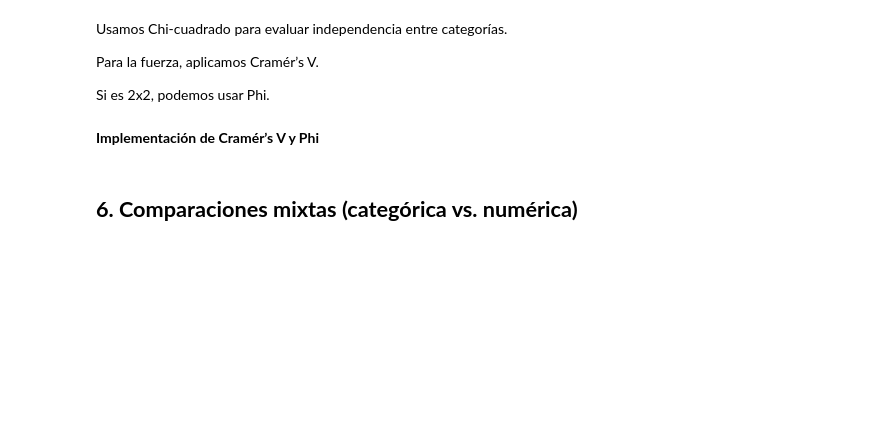
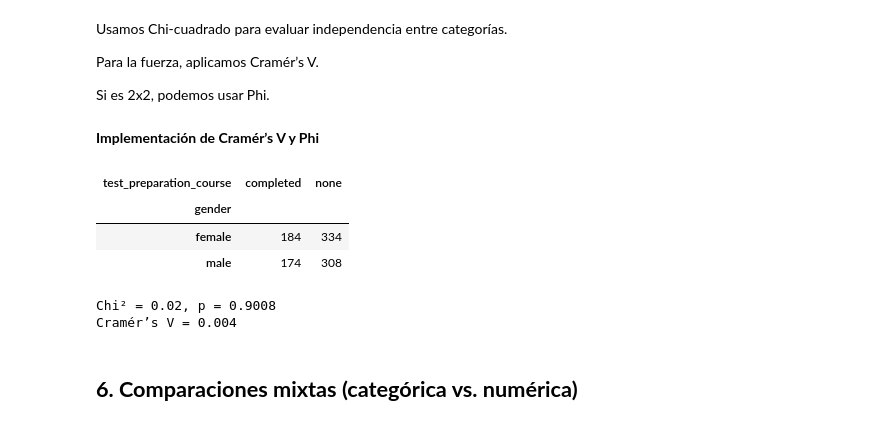
Before and after one commit to soyHouston256/CodeJam, a Jupyter notebook: modulo4_analisis_exploratorio/Correlations_and_associations.ipynb, the cells around one changed output. Saved outputs shown, nothing was run; the diff lists cells and outputs as text; code cells hidden in the pictures; blank space fills up the shorter version.

```diff
--- a/modulo4_analisis_exploratorio/Correlations_and_associations.ipynb
+++ b/modulo4_analisis_exploratorio/Correlations_and_associations.ipynb
@@ -96,6 +122,13 @@ def phi(conf_matrix):
     chi2 = chi2_contingency(conf_matrix)[0]
     n = conf_matrix.sum().sum()
     return np.sqrt(chi2 / n)
+# %%
+pd.crosstab(df.gender, df.test_preparation_course)
+# %% [output]
+| test_preparation_course | completed | none |
+| gender |  |  |
+| female | 184 | 334 |
+| male | 174 | 308 |
 # %%
 # Chi-cuadrado + Cramér’s V entre género y curso de preparación
 ct = pd.crosstab(df.gender, df.test_preparation_course)
@@ -103,6 +136,10 @@ chi2, p, dof, exp = chi2_contingency(ct)
 
 print(f"Chi² = {chi2:.2f}, p = {p:.4f}")
 print(f"Cramér’s V = {cramers_v(ct):.3f}")
+print(f"Phi = {phi(ct):.3f}")
+# %% [output]
+Chi² = 0.02, p = 0.9008
+Cramér’s V = 0.004
 # %% [markdown]
 ## **6. Comparaciones mixtas (categórica vs. numérica)**
 # %% [markdown]
```
Also changed, not shown: parts of 3 cells of this notebook.
